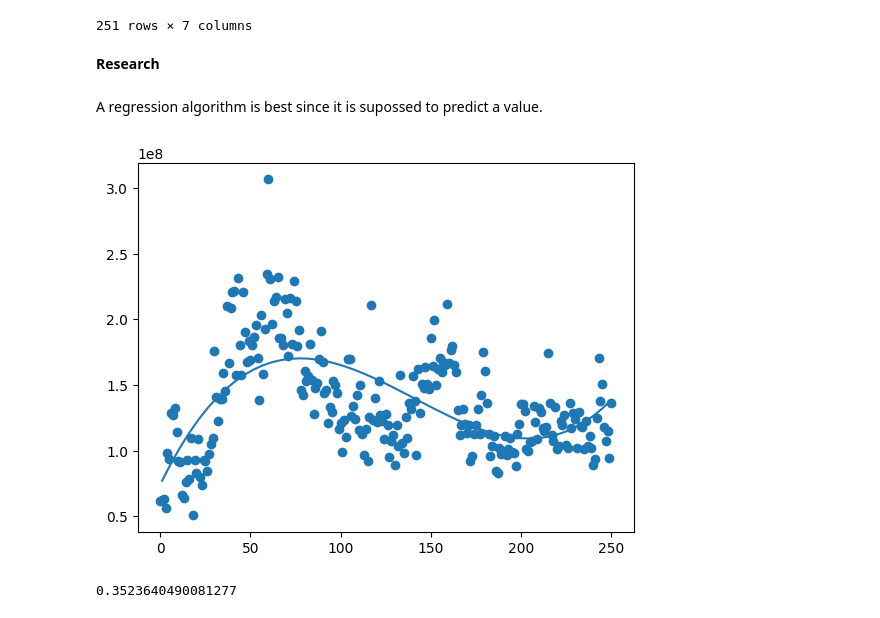
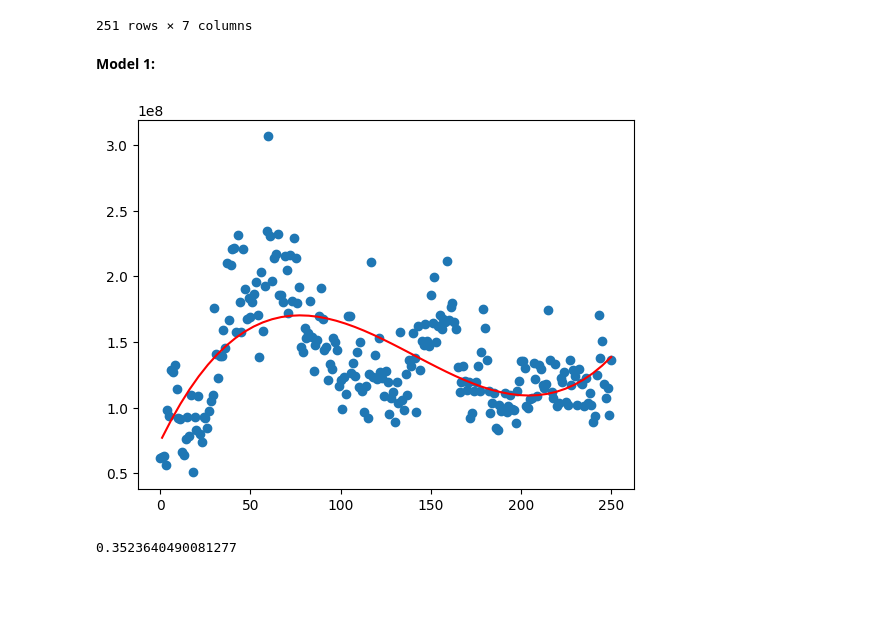
Before and after one commit to DanielSunnanaa/AI-Assignment-2, a Jupyter notebook: MachineLearning.ipynb, the cells around one changed output. Cells and saved outputs as stored; diff of their text form; code cells hidden in the pictures; blank space fills up the shorter version.

Commit message:
Testing model 1.

```diff
--- a/MachineLearning.ipynb
+++ b/MachineLearning.ipynb
@@ -29,25 +29,22 @@ df
 | 249 | 2023-10-27 | 210.600006 | 212.410004 | 205.770004 | 207.300003 | 207.300003 | 94728100 |
 | 250 | 2023-10-30 | 209.279999 | 210.880005 | 194.669998 | 197.360001 | 197.360001 | 136061800 |
 251 rows × 7 columns
-# %% [markdown]
-**Research**
-# %% [markdown]
-A regression algorithm is best since it is supossed to predict a value.
+# %% [markdown]
+**Model 1:**
 # %%
-df["Date"] = pd.to_datetime(df["Date"])
 x = []
 y = []
 for i in range(251):
     x.append(i)
     y.append(int(df.loc[i, "Volume"]))
 
 mymodel = np.poly1d(np.polyfit(x, y, 3))
 myline = np.linspace(1, 250)
 
 plt.scatter(x, y)
-plt.plot(myline, mymodel(myline))
+plt.plot(myline, mymodel(myline), color = 'red')
 plt.show()
 print(metrics.r2_score(y, mymodel(x)))
 # %% [output]
-[figure, old version]
+[figure, new version]
 0.3523640490081277
```
Also changed, not shown: parts of 3 cells of this notebook.
